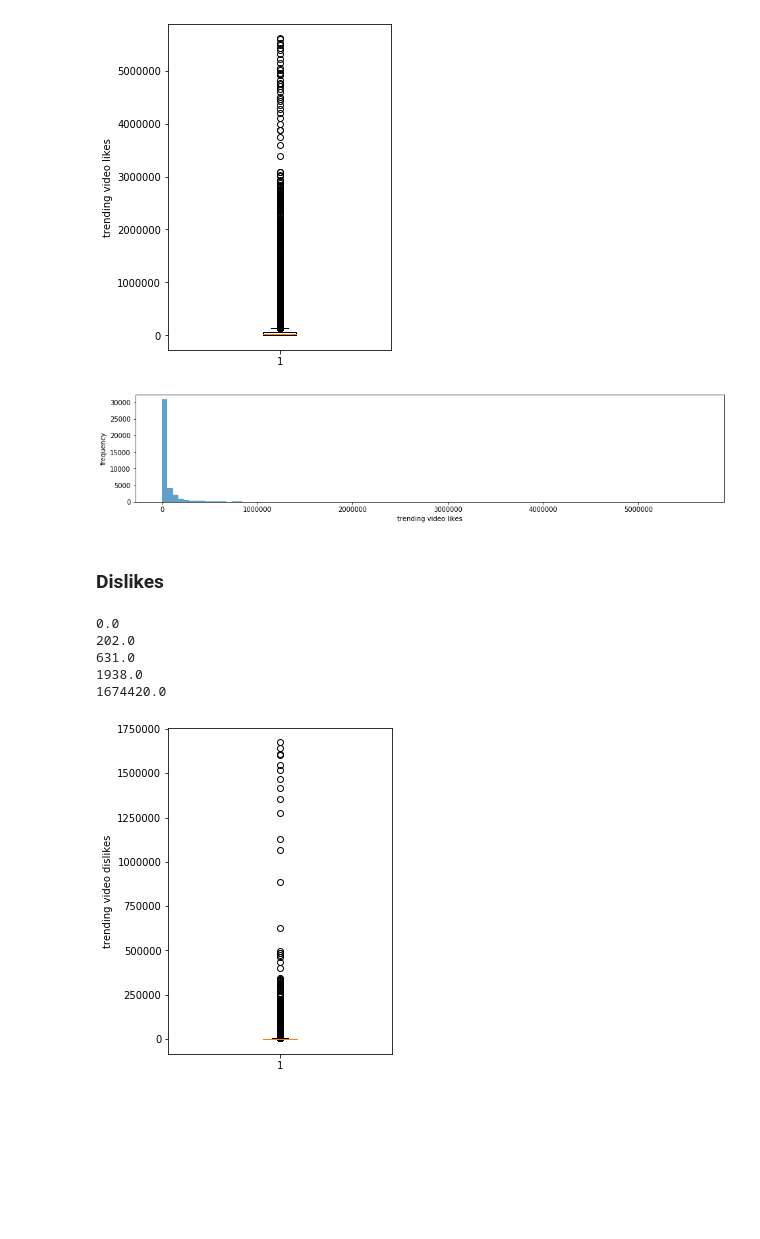
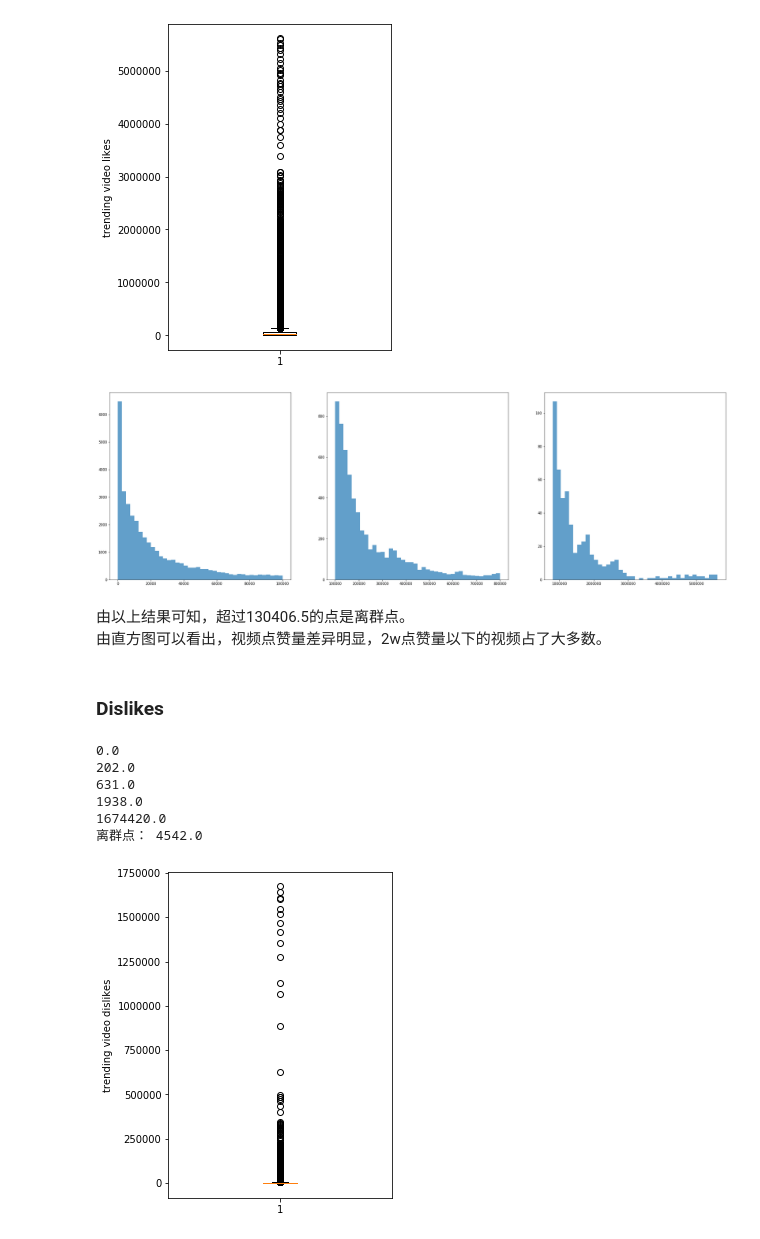
Before and after one commit to Wchoward/DataMiningClass, a Jupyter notebook: youtube.ipynb, the cells around one changed output. Drawn from its saved outputs; the diff is of its cells as text; code cells hidden in the pictures; blank space fills up the shorter version.

```diff
--- a/youtube.ipynb
+++ b/youtube.ipynb
@@ -231,14 +283,14 @@ plt.ylabel('trending video likes')
 plt.show()
 # %% [output]
 [figure]
-# %%
-fig = plt.figure(figsize = (16, 3))
-plt.hist(US_data_likes, bins = 100, alpha = 0.7)
-plt.xlabel('trending video likes')
-plt.ylabel('frequency')
-plt.show()
-# %% [output]
-[figure, removed]
+# %%
+US.select_col('likes')
+US.seg_hist(100000,800000,32,10,'trending video likes','frequency')
+# %% [output]
+[figure, added]
+# %% [markdown]
+由以上结果可知，超过130406.5的点是离群点。
+由直方图可以看出，视频点赞量差异明显，2w点赞量以下的视频占了大多数。
 # %% [markdown]
 ### Dislikes
 # %%
@@ -246,12 +298,15 @@ US_data_dislikes = np.array(US_data['dislikes'])
 US_data_dislikes.sort()
 for i in range(0,101,25):
         print(np.percentile(US_data_dislikes, i))
+outlier = np.percentile(US_data_dislikes,75) + (np.percentile(US_data_dislikes,75) - np.percentile(US_data_dislikes,25)) * 1.5
+print('离群点：', outlier)
 # %% [output]
 0.0
 202.0
 631.0
 1938.0
 1674420.0
+离群点： 4542.0
 # %%
 fig = plt.figure(figsize=(4, 6))
 plt.boxplot(US_data_dislikes, notch=False, vert=True)
```
Also changed, not shown: parts of 26 cells of this notebook.
